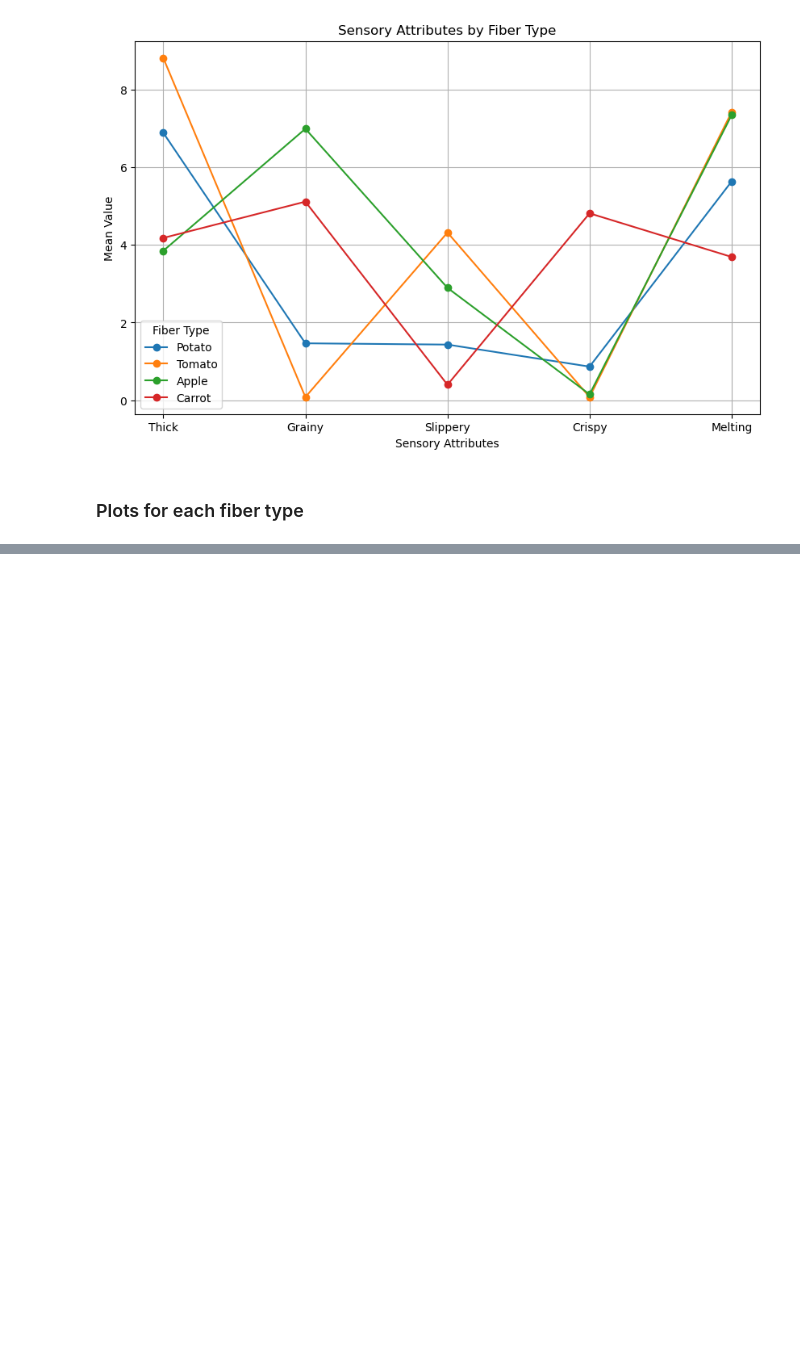
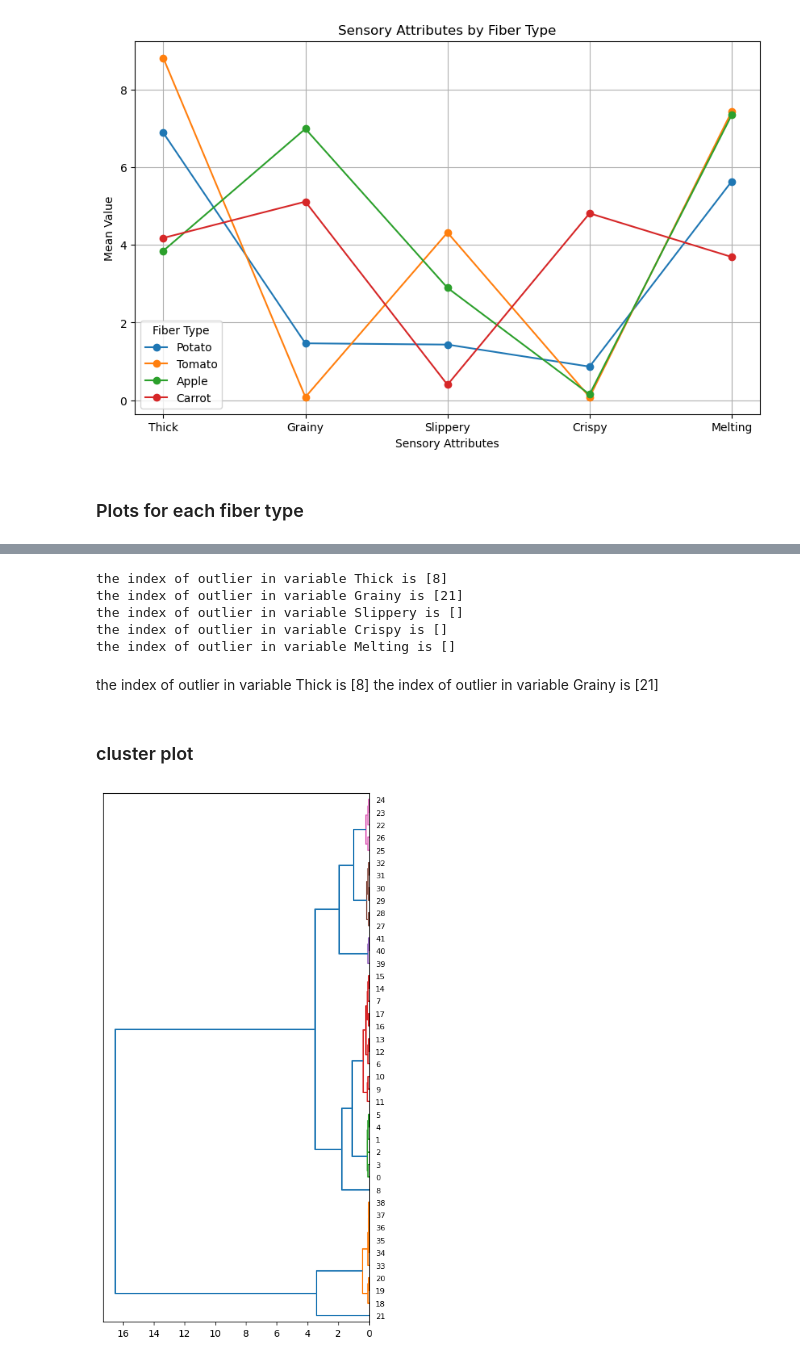
Before and after one commit to Jadelu03/M2_project, a Jupyter notebook: Task1Draft.ipynb, the cells around one changed output, grey strips where cells are left out. Drawn from its saved outputs; the diff is of its cells as text; code cells hidden in the pictures; blank space fills up the shorter version.

```diff
--- a/Task1Draft.ipynb
+++ b/Task1Draft.ipynb
@@ -29,0 +9,5 @@ print(df)
+# %%
+# df = pd.read_csv('M2_SENSORY_format.csv')
+# here i use the filled blank value
+df = pd.read_csv('SENSORY_mod.csv')
+print(df)
@@ -92,0 +105,17 @@ for fiber in fiber_types:
+# %%
+sensory_variables = ["Thick", "Grainy", "Slippery", "Crispy", "Melting"]
+for var in sensory_variables:
+  data = df[var].tolist()
+  result = grubbs.max_test_indices(data, alpha=0.05)
+  print(f'the index of outlier in variable {var} is {result}')
+# %% [output]
+the index of outlier in variable Thick is [8]
+the index of outlier in variable Grainy is [21]
+the index of outlier in variable Slippery is []
+the index of outlier in variable Crispy is []
+the index of outlier in variable Melting is []
+# %% [markdown]
+the index of outlier in variable Thick is [8]
+the index of outlier in variable Grainy is [21]
+# %% [markdown]
+### cluster plot
@@ -92,0 +127,12 @@ for fiber in fiber_types:
+# %%
+# df_new = df.drop['Fiber_Types']
+# Convert categorical column to numeric
+le = LabelEncoder()
+df['Fiber_Type'] = le.fit_transform(df['Fiber_Type'])
+df_numeric = df.select_dtypes(include=[np.number])
+fix, aix = plt.subplots(figsize=(5,10))
+dist_matrix = cosine_similarity(df)
+linkage_matrix = ward(dist_matrix)
+ax = dendrogram(linkage_matrix,color_threshold=0.7, labels=df.index, orientation="left")
+# %% [output]
+[figure, added]
```
Also changed, not shown: parts of 6 cells of this notebook, 2 other files.
